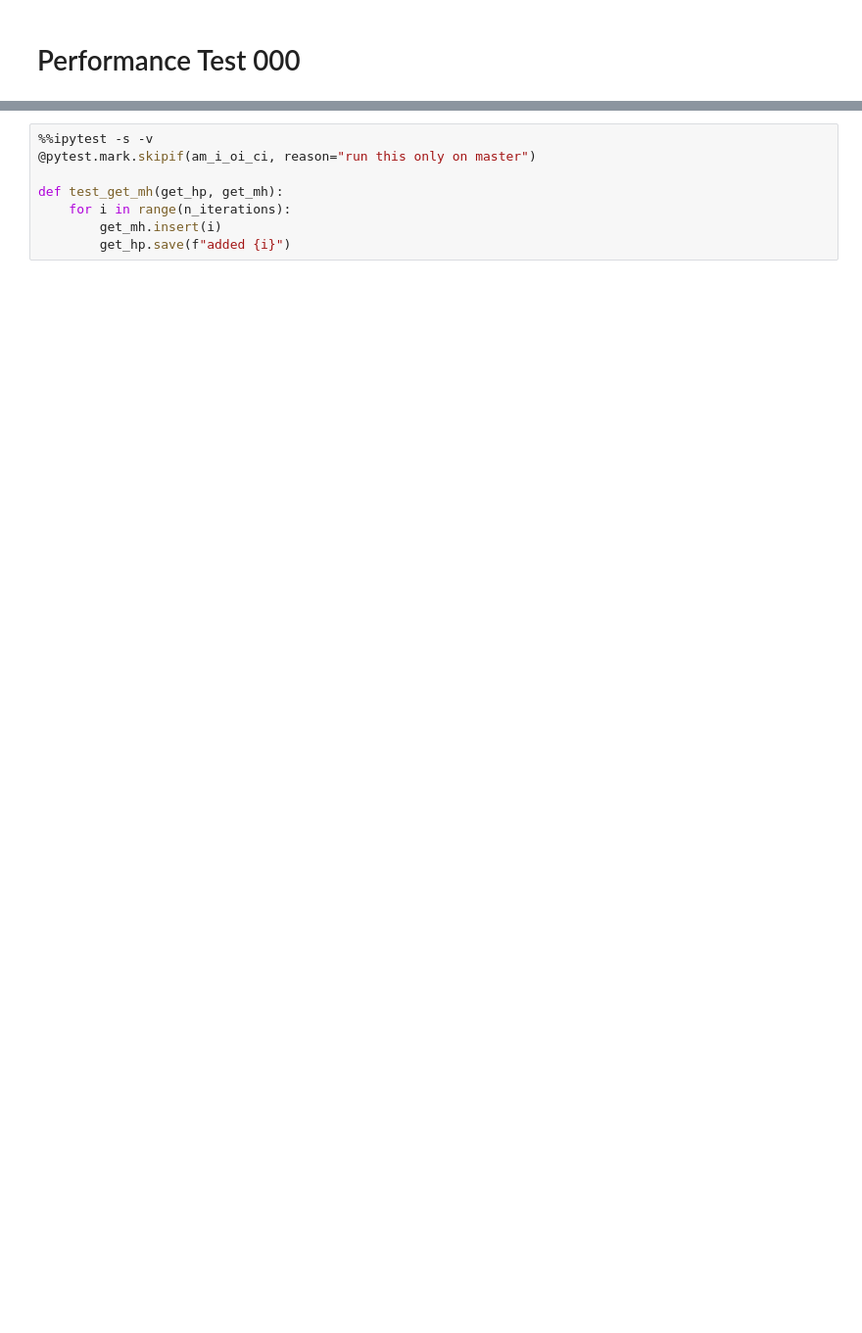
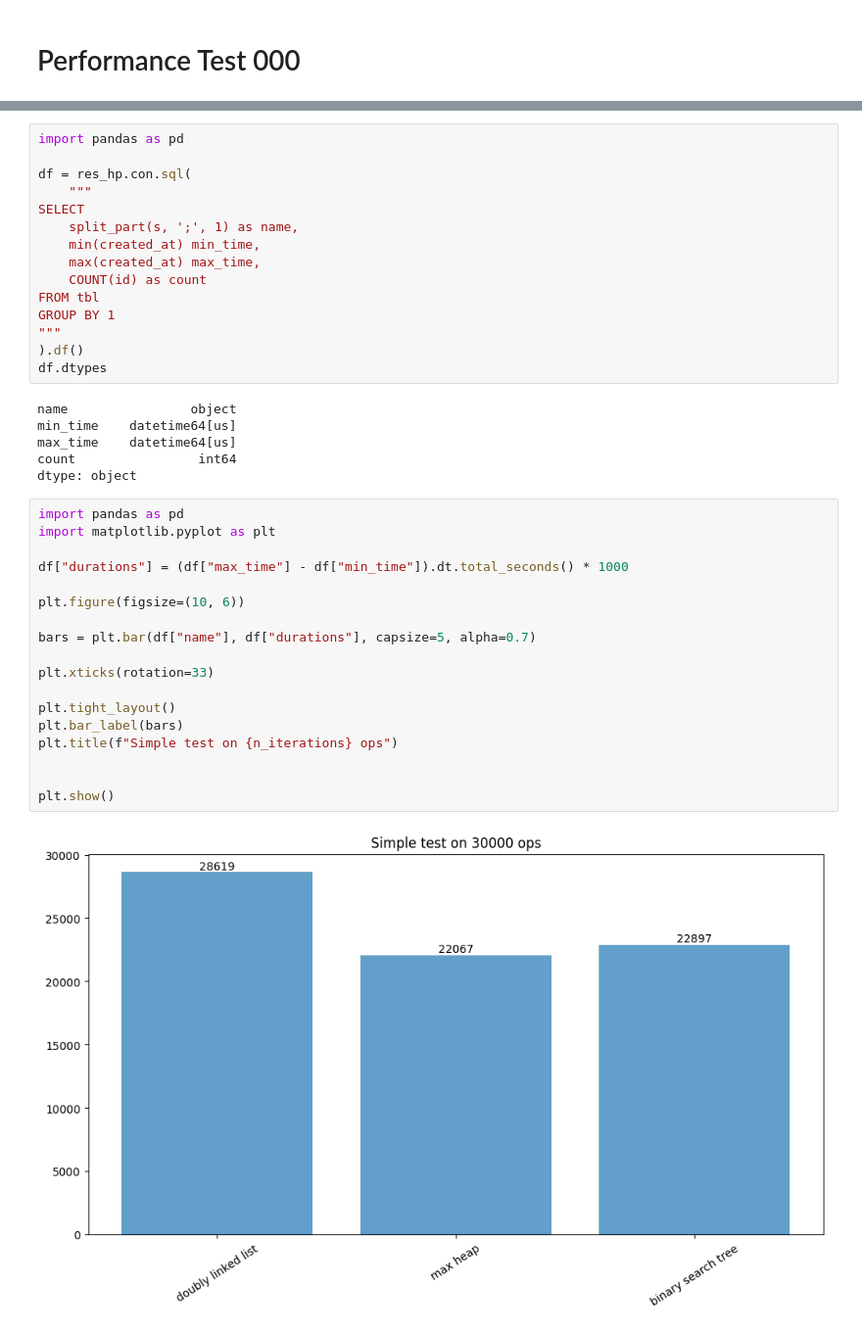
Before and after one commit to obar1/py-tiny-datastructures, a Jupyter notebook: has-performance/has-performance-test-000.ipynb, the cells around one changed output, grey strips where cells are left out. Shown: that part at 98% size. Saved outputs shown, nothing was run; the diff lists cells and outputs as text; blank space fills up the shorter version.

Commit message:
19 add some perf test graphs (#20)

```diff
--- a/has-performance/has-performance-test-000.ipynb
+++ b/has-performance/has-performance-test-000.ipynb
@@ -44,8 +68,41 @@ def test_get_dll(get_hp, get_dll):
-# %%
-%%ipytest -s -v
-@pytest.mark.skipif(am_i_oi_ci, reason="run this only on master")
-
-def test_get_mh(get_hp, get_mh):
-    for i in range(n_iterations):
-        get_mh.insert(i)
-        get_hp.save(f"added {i}")
+# %%
+import pandas as pd
+
+df = res_hp.con.sql(
+    """
+SELECT
+    split_part(s, ';', 1) as name,
+    min(created_at) min_time,
+    max(created_at) max_time,
+    COUNT(id) as count
+FROM tbl
+GROUP BY 1
+"""
+).df()
+df.dtypes
+# %% [output]
+name                object
+min_time    datetime64[us]
+max_time    datetime64[us]
+count                int64
+dtype: object
+# %%
+import pandas as pd
+import matplotlib.pyplot as plt
+
+df["durations"] = (df["max_time"] - df["min_time"]).dt.total_seconds() * 1000
+
+plt.figure(figsize=(10, 6))
+
+bars = plt.bar(df["name"], df["durations"], capsize=5, alpha=0.7)
+
+plt.xticks(rotation=33)
+
+plt.tight_layout()
+plt.bar_label(bars)
+plt.title(f"Simple test on {n_iterations} ops")
+
+
+plt.show()
+# %% [output]
+[figure, added]
```
Also changed, not shown: parts of 6 cells of this notebook, 7 other files.
